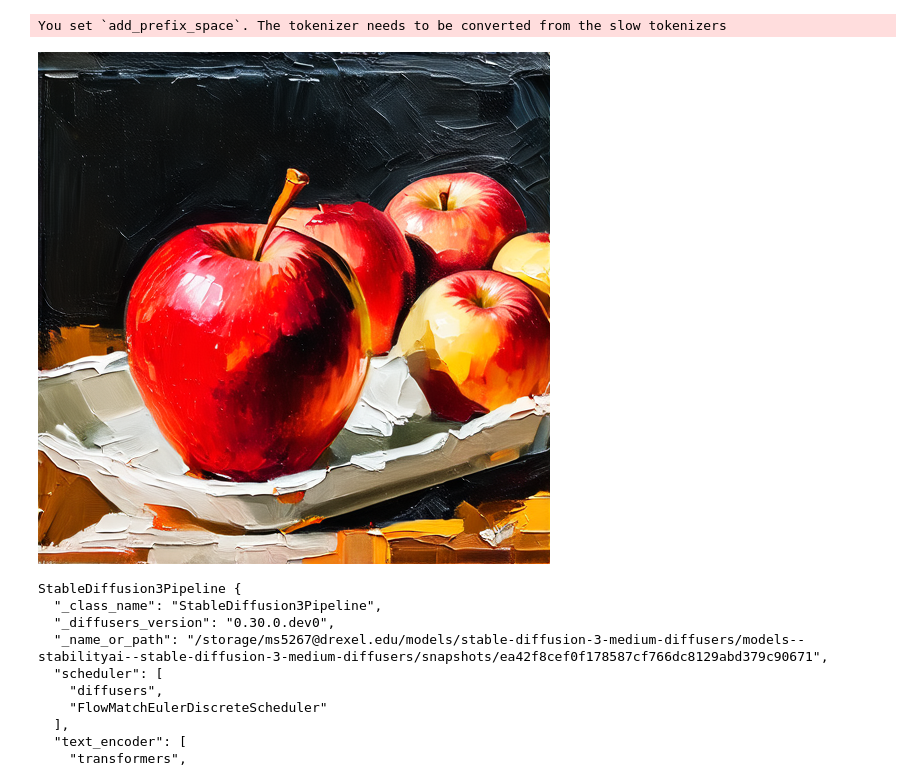
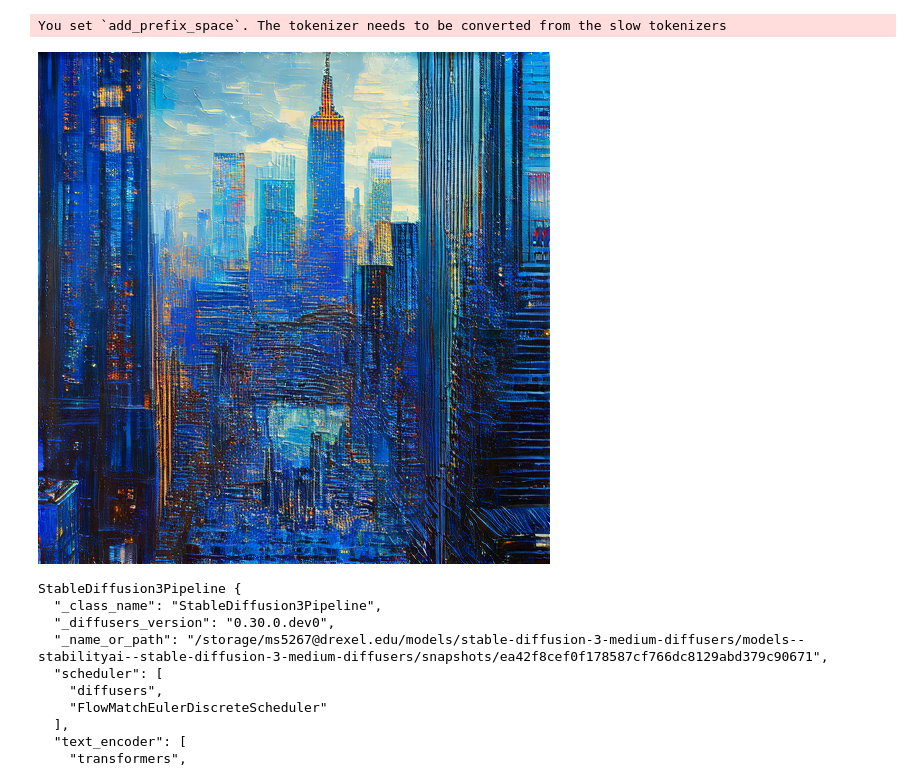
Before and after one commit to ManilShrestha/smpc, a Jupyter notebook: notebook/sd3_split_pipeline_socket_v2.ipynb, the cells around one changed output. Drawn from its saved outputs; the diff is of its cells as text; code cells hidden in the pictures.

```diff
--- a/notebook/sd3_split_pipeline_socket_v2.ipynb
+++ b/notebook/sd3_split_pipeline_socket_v2.ipynb
@@ -12,7 +12,13 @@ You set `add_prefix_space`. The tokenizer needs to be converted from the slow to
 # %%
 from diffusers.utils.transformer_split_config import TransformerSplitConfig
 
-transformer_split1_host = '96.245.177.234'
+# transformer_split1_host = '96.245.177.234'
+# transformer_split1_port = 8765
+
+# transformer_split2_host = '96.245.177.234'
+# transformer_split2_port = 8766
+
+transformer_split1_host = '0.0.0.0'
 transformer_split1_port = 8765
 
 transformer_split2_host = '0.0.0.0'
@@ -56,16 +62,16 @@ split_pipe = split_pipe.to("cuda:4")
 # %%
 image = split_pipe(
     # "High quality portrait suited to put in LinkedIn of a anthromorphic bunny",
-	"An oil painting of red apple in a fruit tray",
+	"High quality oil painting of futuristic new york skyline ",
     negative_prompt="",
     num_inference_steps=28,
     guidance_scale=7.0,
     height = 512,
     width = 512
 ).images[0]
 image
 # %% [output]
-[figure, old version]
+[figure, new version]
 # %%
 pipe
 # %% [output]
```
Also changed, not shown: parts of 8 cells of this notebook, 2 other files.
